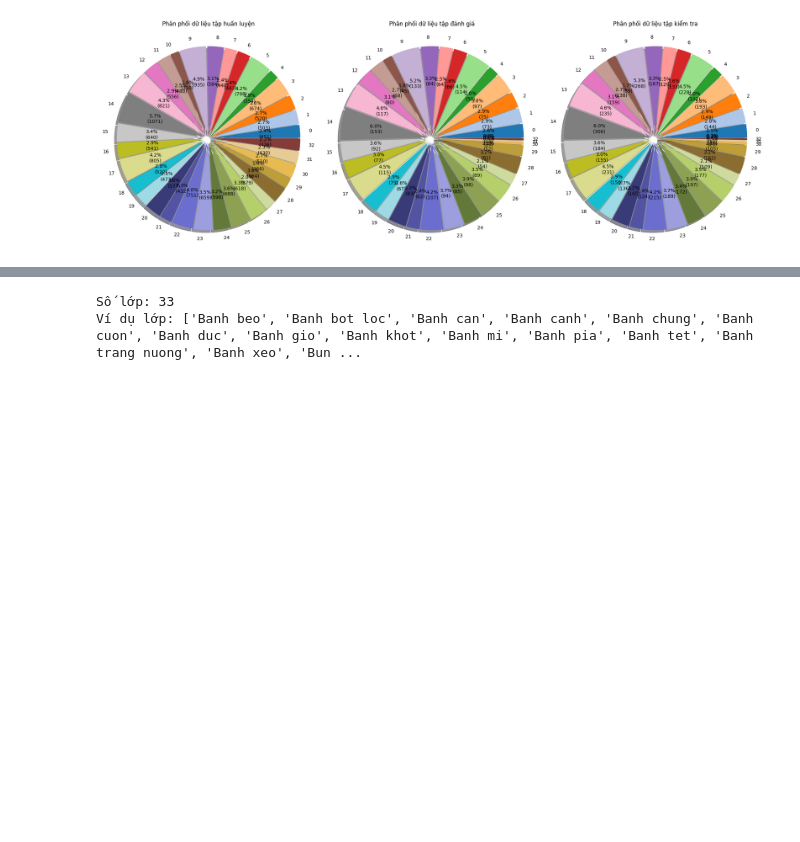
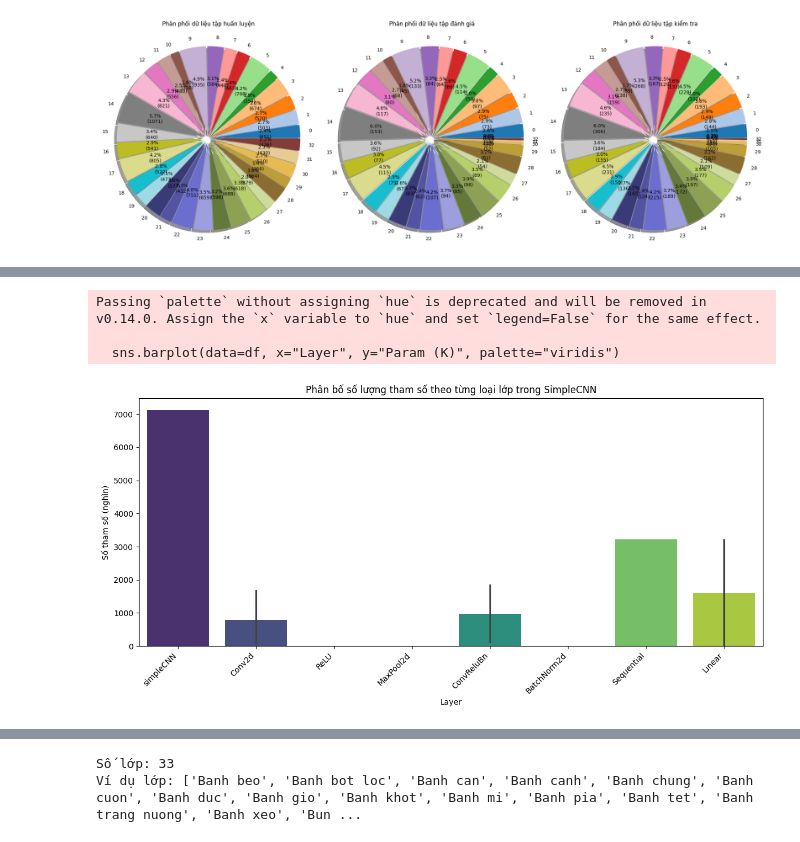
Before and after one commit to quangthai87vn/DL-DuDoan33MonAnVietNam, a Jupyter notebook: evaluate_model.ipynb, the cells around one changed output, grey strips where cells are left out. Cells and saved outputs as stored; diff of their text form; code cells hidden in the pictures; blank space fills up the shorter version.

```diff
--- a/evaluate_model.ipynb
+++ b/evaluate_model.ipynb
@@ -273,0 +311,24 @@ plot_compare_distributions(train_labels, val_labels, test_labels, Name_food)
+# %%
+from torchinfo import summary
+import torch
+import pandas as pd
+import seaborn as sns
+import matplotlib.pyplot as plt
+from model.cnn import simpleCNN
+
+model = simpleCNN()
+info = summary(model, input_size=(1, 3, 224, 224), verbose=0)
+
+# Trích dữ liệu từ summary.tables
+rows = []
+for layer in info.summary_list:
+    rows.append({
+        "Layer": layer.class_name,
+        "Name": layer.class_name,
+        "Output Shape": str(layer.output_size),
+        "Param": layer.num_params
+    })
+
+df = pd.DataFrame(rows)
+df["Param (K)"] = df["Param"] / 1e3
+df.head()
@@ -273,0 +342,13 @@ plot_compare_distributions(train_labels, val_labels, test_labels, Name_food)
+# %%
+plt.figure(figsize=(12,6))
+sns.barplot(data=df, x="Layer", y="Param (K)", palette="viridis")
+plt.xticks(rotation=45, ha='right')
+plt.ylabel("Số tham số (nghìn)")
+plt.title("Phân bố số lượng tham số theo từng loại lớp trong SimpleCNN")
+plt.tight_layout()
+plt.show()
+# %% [output]
+Passing `palette` without assigning `hue` is deprecated and will be removed in v0.14.0. Assign the `x` variable to `hue` and set `legend=False` for the same effect.
+
+  sns.barplot(data=df, x="Layer", y="Param (K)", palette="viridis")
+[figure, added]
```
Also changed, not shown: parts of 6 cells of this notebook, 14 other files.
